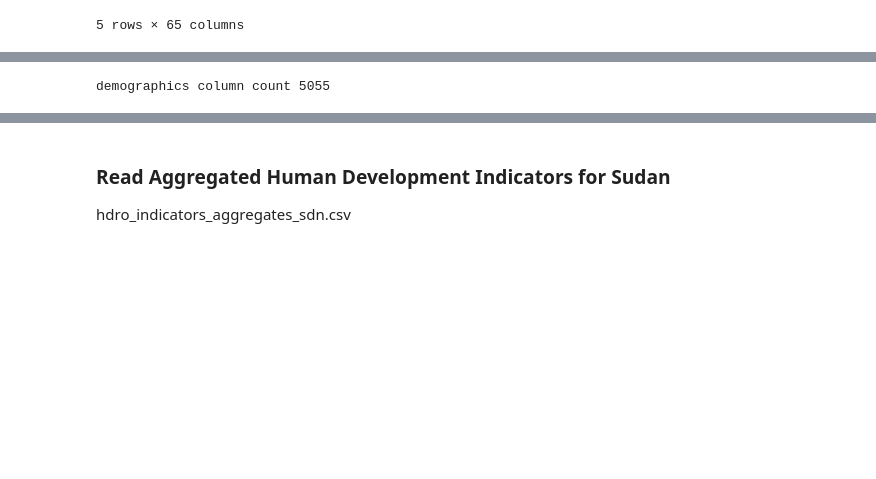
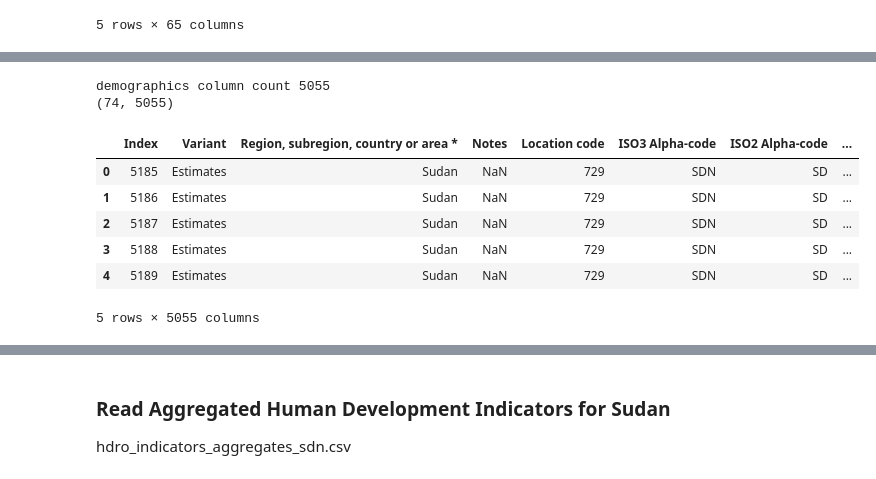
Before and after one commit to OmdenaAI/SudanChapter_AnalyzeHealthcareAccessibility, a Jupyter notebook: 03_Data_preprocessing/demographics/demographics.ipynb, the cells around one changed output, grey strips where cells are left out. Drawn from its saved outputs; the diff is of its cells as text; code cells hidden in the pictures; blank space fills up the shorter version.

```diff
--- a/03_Data_preprocessing/demographics/demographics.ipynb
+++ b/03_Data_preprocessing/demographics/demographics.ipynb
@@ -65,9 +66,10 @@ def mergeIntoDemographics(df, colName='Indicator Name', indexName='Year', valueN
                                  suffixes=(None, suffix)
                                  )
 
-def cleanFile(df, yearCol='Year', indicatorCol='Indicator Name'):
+def cleanFile(df, yearCol='Year', indicatorCol='Indicator Name', valCol="value"):
   df.drop(0, inplace=True)
   df[yearCol]      = df[yearCol].apply(pd.to_numeric)
+  df[valCol]       = df[valCol].apply(pd.to_numeric)
   df[indicatorCol] = df[indicatorCol].astype(str)
   df.drop_duplicates(subset=[yearCol, indicatorCol], inplace=True)
   return df
@@ -136,8 +151,10 @@ df=pd.read_csv('./MyDrive/MyDrive/omneda_sudan/education_sdn.csv')
 yearCol = 'Year'
 indicatorCol = 'Indicator Name'
 valCol = 'Value'
-df=cleanFile(df, yearCol, indicatorCol)
+df=cleanFile(df, yearCol, indicatorCol, valCol)
 demographics = mergeIntoDemographics(df, indicatorCol, yearCol, valCol, 'education')
 print(f"demographics column count {len(demographics.columns)}")
+print(demographics.shape)
 # %% [output]
 demographics column count 5055
+(74, 5055)
@@ -145,0 +169,10 @@ demographics.to_csv('demographics.csv')
+# %%
+demographics.head()
+# %% [output]
+|  | Index | Variant | Region, subregion, country or area * | Notes | Location code | ISO3 Alpha-code | ISO2 Alpha-code | ... |
+| 0 | 5185 | Estimates | Sudan | NaN | 729 | SDN | SD | ... |
+| 1 | 5186 | Estimates | Sudan | NaN | 729 | SDN | SD | ... |
+| 2 | 5187 | Estimates | Sudan | NaN | 729 | SDN | SD | ... |
+| 3 | 5188 | Estimates | Sudan | NaN | 729 | SDN | SD | ... |
+| 4 | 5189 | Estimates | Sudan | NaN | 729 | SDN | SD | ... |
+5 rows × 5055 columns
```
Also changed, not shown: parts of 37 cells of this notebook, 1 other file.
